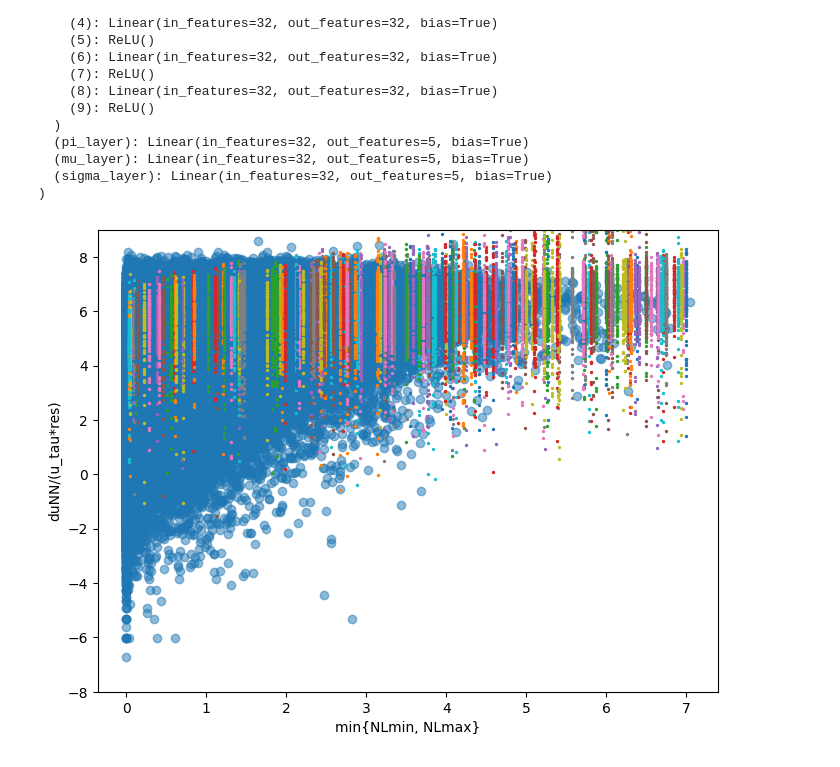
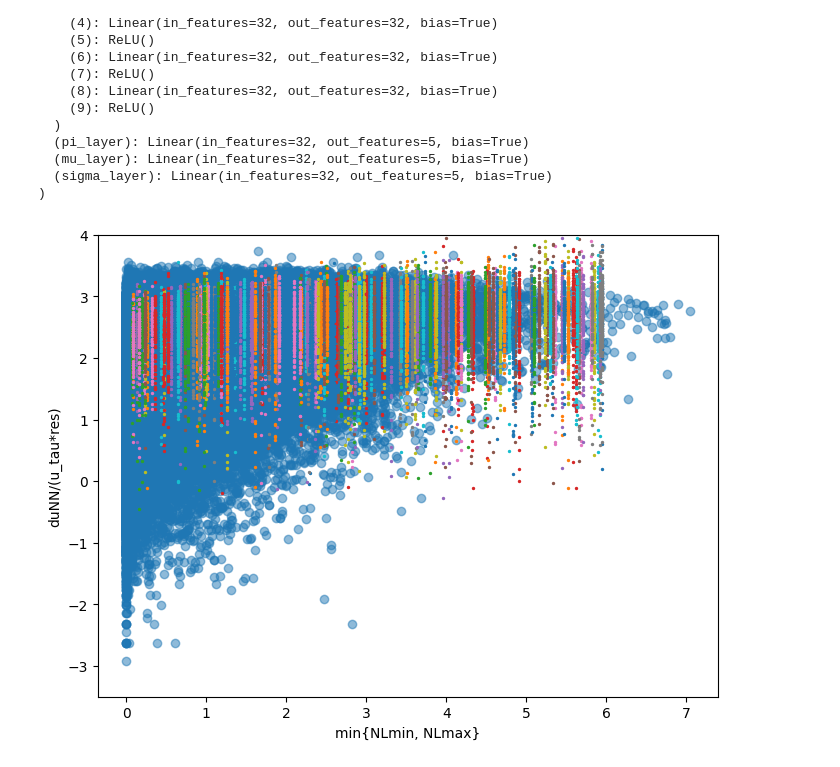
Before and after one commit to Roozbeh96/Bayesian-Stochastic-time-series-generator, a Jupyter notebook: Bayesian_ST/src/bayesian_st/utils/MDN.ipynb, the cells around one changed output. Cells and saved outputs as stored; diff of their text form; code cells hidden in the pictures.

```diff
--- a/Bayesian_ST/src/bayesian_st/utils/MDN.ipynb
+++ b/Bayesian_ST/src/bayesian_st/utils/MDN.ipynb
@@ -318,7 +318,7 @@ T_domain_WT7 = np.array(HotWireWT7.get('T_domain_WT7')).T
 X_domain_WT7 = np.array(HotWireWT7.get('X_domain_WT7')).T
 res_WT7 = np.array(HotWireWT7.get('res_WT7'))
 
-VF_HotWT7_u_tau = 0.39
+VF_HotWT7_u_tau = np.array(HotWireWT7.get('VF_HotWT7_u_tau'))
 
 
 duNN_refs = HotWireWT7['duNN_HotWT7']
@@ -560,11 +560,10 @@ x_train = torch.tensor(duwrtlocalmaxmin_HotWT7.reshape(-1,1), dtype=torch.float3
 y_train = torch.tensor(duNN_HotWT7.reshape(-1,1), dtype=torch.float32)
 
 
-# nonzero_mask = (y_train != 0).squeeze()
-
-# # # Filter both x_train and y_train using the mask
-# x_train = x_train[nonzero_mask]
-# y_train= y_train[nonzero_mask]
+# Remove zero y_train entries, since log(0) is indefinite. Filter both x_train and y_train using the mask.
+nonzero_mask = (y_train != 0).squeeze()
+x_train = x_train[nonzero_mask]
+y_train= y_train[nonzero_mask]
 # %%
 plt.figure(figsize=(8, 6))
 plt.scatter(x_train.numpy(), y_train.numpy(), alpha=0.5, label='Training Data')
@@ -591,8 +590,9 @@ plt.show()
 Given_dist_NLmin_NLmax_model = MDN(input_dim= 1,num_gaussians= 5)
 optimizer = optim.Adam(Given_dist_NLmin_NLmax_model.parameters(), lr=0.01)
 
-x_train = torch.tensor(duwrtlocalmaxmin_HotWT7.reshape(-1,1), dtype=torch.float32)
-y_train = torch.log(torch.tensor(duNN_HotWT7.reshape(-1,1), dtype=torch.float32)+1e-10)
+# x_train = torch.tensor(duwrtlocalmaxmin_HotWT7.reshape(-1,1), dtype=torch.float32)
+# y_train = torch.log(torch.tensor(duNN_HotWT7.reshape(-1,1), dtype=torch.float32))
+y_train = torch.log10(y_train)
 # %%
 # Training loopl
 epochs = 10000
@@ -649,32 +649,32 @@ MDN(
   (sigma_layer): Linear(in_features=32, out_features=5, bias=True)
 )
 # %%
-x_test = torch.rand(200, 1)*7
+x_test = torch.rand(200, 1)*6
 pi, mu, sigma = Given_dist_NLmin_NLmax_model(x_test)
 
 
 # Sample 'num_samples' values for each of the 500 x_test values
 num_samples = 100  # Input parameter for number of samples to generate
 y_samples = []
 
 for i in range(x_test.shape[0]):
     dist_type = "Normal"
     y_samples.append(sample_from_combined_pdf(pi[i:i+1, :], mu[i:i+1, :], sigma[i:i+1, :], num_samples,disttype = dist_type).detach().numpy())
 
 # Plotting the results
 plt.figure(figsize=(8, 6))
 plt.scatter(x_train.numpy(), y_train.numpy(), alpha=0.5, label='Training Data')
 
 # Loop over x_test and corresponding y_samples to plot individual samples
 for i, y_s in enumerate(y_samples):
     plt.scatter(np.repeat(x_test[i].numpy(), num_samples), y_s, s=2, label=f'Sample {i+1}')
 
 # plt.yscale('log')
 plt.xlabel('min{NLmin, NLmax}')
 plt.ylabel('duNN/(u_tau*res)')
-plt.ylim(-8, 9)
+plt.ylim(-3.5, 4)
 plt.show()
 # %% [output]
-[figure, old version]
+[figure, new version]
 # %%
 # Saving the trained model
```
Also changed, not shown: parts of 5 cells of this notebook, 3 other files.
